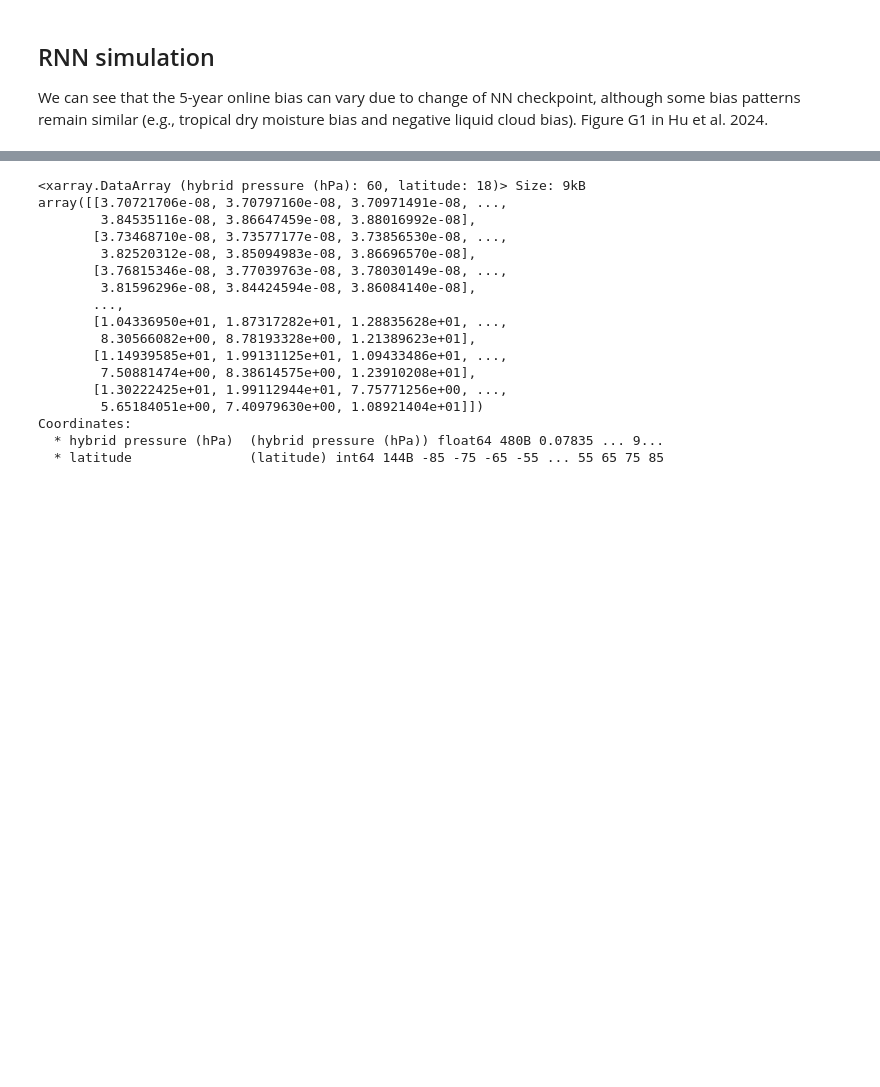
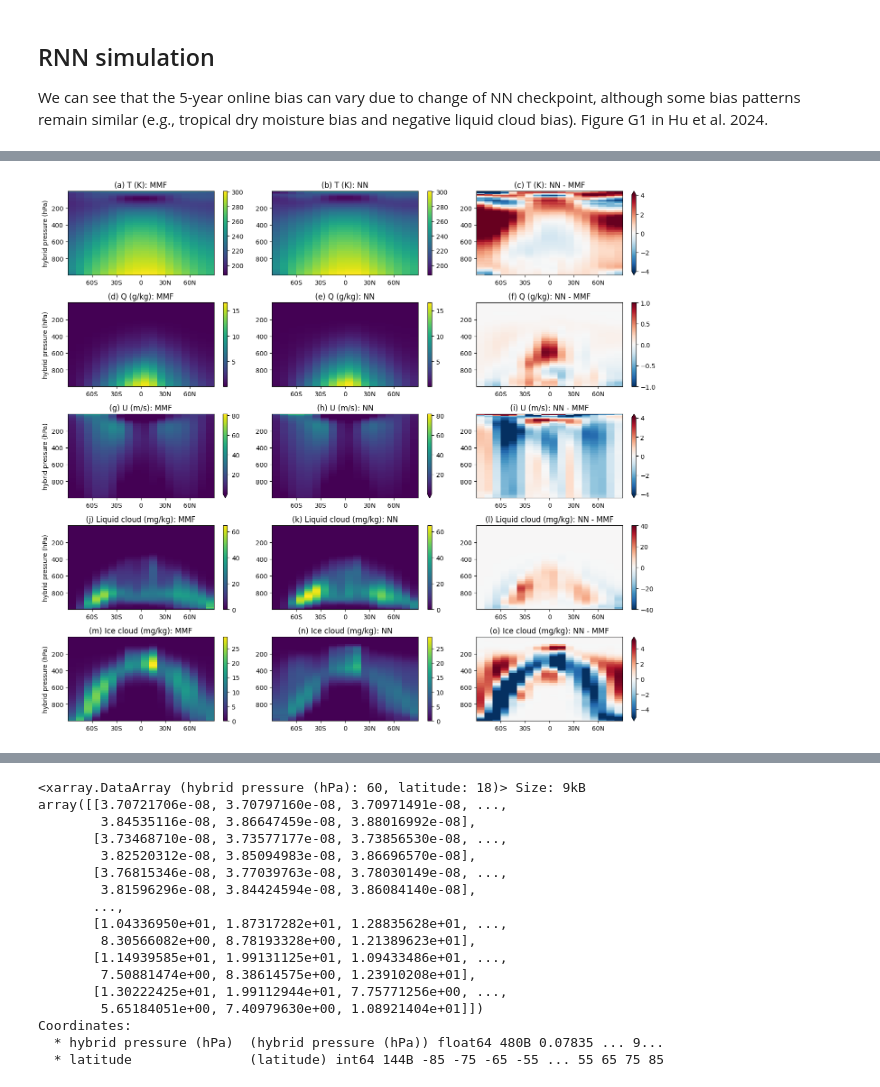
Before and after one commit to peterukk/ClimSim, a Jupyter notebook: online_testing/evaluation/zonal-mean-online-bias-visualization.ipynb, the cells around one changed output, grey strips where cells are left out. Drawn from its saved outputs; the diff is of its cells as text; code cells hidden in the pictures; blank space fills up the shorter version.

```diff
--- a/online_testing/evaluation/zonal-mean-online-bias-visualization.ipynb
+++ b/online_testing/evaluation/zonal-mean-online-bias-visualization.ipynb
@@ -13,10 +13,12 @@ In this notebook, we show how we generate zonal mean bias plots, i.e., Figure 3,
 All the simulation output, saved model weights, and preprocessed data used in Hu et al. 2024 "Stable Machine-Learning Parameterization of Subgrid Processes with Real Geography and Full-physics Emulation" are provided in a hu_etal2024_data folder that you can download. Please change the following path to your downloaded hu_etal2024_data folder.
 # %%
 
-data_path = '/global/homes/z/zeyuanhu/scratch/hu_etal2024_data/'
-data_path = '/media/peter/CrucialBX500/data/ClimSim/hu_etal2024_data/'
+#data_path = '/global/homes/z/zeyuanhu/scratch/hu_etal2024_data/'
+#data_path = '/media/peter/CrucialBX500/data/ClimSim/hu_etal2024_data/'
+#data_path_docker = "/media/peter/samlinux/soft/ClimSim-Online/climsim-online/scratch/"
 
-data_path_docker = "/media/peter/samlinux/soft/ClimSim-Online/climsim-online/scratch/"
+data_path = '/data/ClimSim/hu_etal2024_data/'
+data_path_docker = "/data/climsim-online/scratch/"
 
 ds_grid = xr.open_dataset(data_path+'data_grid/ne4pg2_scrip.nc')
 grid_area = ds_grid['grid_area']
@@ -251,3 +490,84 @@ Shape true: (11, 60, 384)
+# %%
+import matplotlib.pyplot as plt
+import xarray as xr
+import string
+
+
+# List of variables and their settings
+variables = [
+    {'var': 'T', 'var_title': 'T', 'scaling': 1., 'unit': 'K', 'diff_scale': 0.9, 'max_diff': 4},
+    {'var': 'Q', 'var_title': 'Q', 'scaling': 1000., 'unit': 'g/kg', 'diff_scale': 1, 'max_diff': 1},
+    {'var': 'U', 'var_title': 'U', 'scaling': 1., 'unit': 'm/s', 'diff_scale': 0.2, 'max_diff': 4},
+    {'var': 'CLDLIQ', 'var_title': 'Liquid cloud', 'scaling': 1e6, 'unit': 'mg/kg', 'diff_scale': 1, 'max_diff': 40},
+    {'var': 'CLDICE', 'var_title': 'Ice cloud', 'scaling': 1e6, 'unit': 'mg/kg', 'diff_scale': 1, 'max_diff': 5}
+]
+
+latitude_ticks = [-60, -30, 0, 30, 60]
+latitude_labels = ['60S', '30S', '0', '30N', '60N']
+
+# Create a figure with subplots
+fig, axs = plt.subplots(5, 3, figsize=(14, 12.5))
+# Generate the panel labels
+labels = [f"({letter})" for letter in string.ascii_lowercase[:15]]
+
+
+# Loop through each variable and its corresponding subplot row
+for idx, var_info in enumerate(variables):
+    var = var_info['var']
+    var_title = var_info['var_title']
+    scaling = var_info['scaling']
+    unit = var_info['unit']
+    diff_scale = var_info['diff_scale']
+
+    # Compute the means and differences for plots
+    sp_tmean = ds_sp[var].mean(dim=('time')).compute().transpose('ncol', 'lev')
+    nn_tmean = ds_nn[var].mean(dim=('time')).compute().transpose('ncol', 'lev')
+    sp_zm, lats_sorted = zonal_mean_area_weighted(sp_tmean, grid_area, lat)
+    nn_zm, lats_sorted = zonal_mean_area_weighted(nn_tmean, grid_area, lat)
+
+
+    data_sp = scaling * xr.DataArray(sp_zm[:, :].T, dims=["hybrid pressure (hPa)", "latitude"],
+                                     coords={"hybrid pressure (hPa)": level, "latitude": lats_sorted})
+    data_nn = scaling * xr.DataArray(nn_zm[:, :].T, dims=["hybrid pressure (hPa)", "latitude"],
+                                     coords={"hybrid pressure (hPa)": level, "latitude": lats_sorted})
+    data_diff = data_nn - data_sp
+
+    # Determine color scales
+    vmax = max(abs(data_sp).max(), abs(data_nn).max())
+    vmin = min(abs(data_sp).min(), abs(data_nn).min())
+    # if var_info['diff_scale']:
+    #     vmax_diff = abs(data_diff).max() * diff_scale
+    #     vmin_diff = -vmax_diff
+    vmax_diff = var_info['max_diff']
+    vmin_diff = -vmax_diff
+    # Plot each variable in its row
+    data_sp.plot(ax=axs[idx, 0], add_colorbar=True, cmap='viridis', vmin=vmin, vmax=vmax)
+    axs[idx, 0].set_title(f'{labels[idx * 3]} {var_title} ({unit}): MMF')
+    axs[idx, 0].invert_yaxis()
+
+    data_nn.plot(ax=axs[idx, 1], add_colorbar=True, cmap='viridis', vmin=vmin, vmax=vmax)
+    axs[idx, 1].set_title(f'{labels[idx * 3 + 1]} {var_title} ({unit}): NN')
+    axs[idx, 1].invert_yaxis()
+    axs[idx, 1].set_ylabel('')  # Clear the y-label to clean up plot
+
+    data_diff.plot(ax=axs[idx, 2], add_colorbar=True, cmap='RdBu_r' , vmin=vmin_diff, vmax=vmax_diff)
+    axs[idx, 2].set_title(f'{labels[idx * 3 + 2]} {var_title} ({unit}): NN - MMF')
+    axs[idx, 2].invert_yaxis()
+    axs[idx, 2].set_ylabel('')  # Clear the y-label to clean up plot
+
+    axs[idx, 0].set_xlabel('')
+    axs[idx, 1].set_xlabel('')
+    axs[idx, 2].set_xlabel('')
+
+# Set these ticks and labels for each subplot
+for ax_row in axs:
+    for ax in ax_row:
+        ax.set_xticks(latitude_ticks)  # Set the positions for the ticks
+        ax.set_xticklabels(latitude_labels)  # Set the custom text labels
+plt.tight_layout()
+plt.show()
+# %% [output]
+[figure, added]
 # %%
 import matplotlib.pyplot as plt
 import xarray as xr
```
Also changed, not shown: parts of 7 cells of this notebook, 20 other files.
